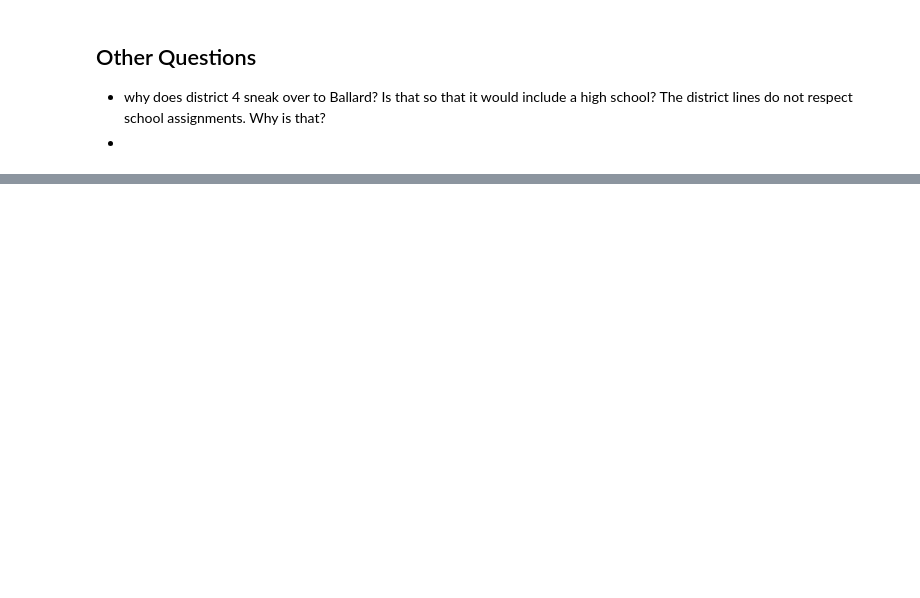
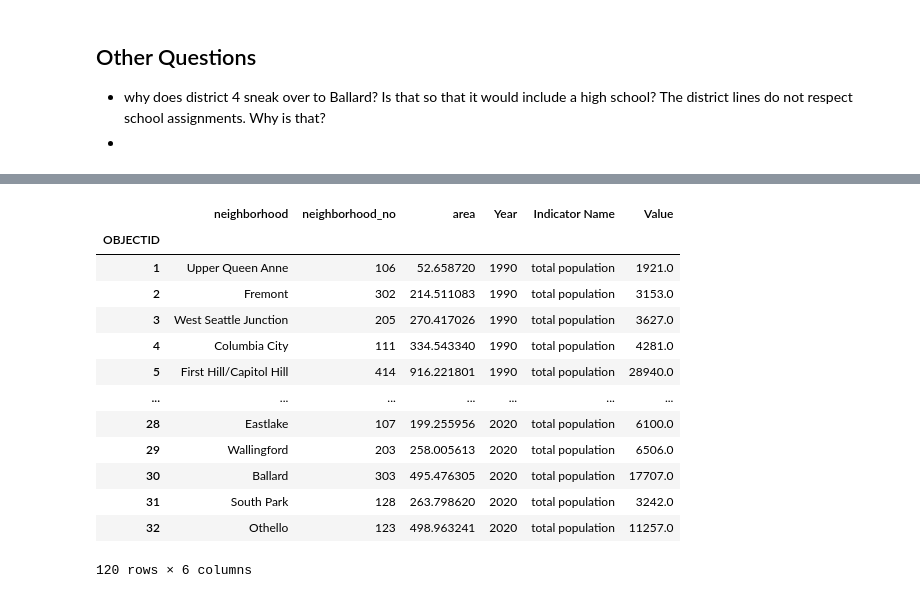
Before and after one commit to lauraminter/seattle-kids, a Jupyter notebook: seattle_kids_01_data_cleaning.ipynb, the cells around one changed output, grey strips where cells are left out. Drawn from its saved outputs; the diff is of its cells as text; code cells hidden in the pictures; blank space fills up the shorter version.

```diff
--- a/seattle_kids_01_data_cleaning.ipynb
+++ b/seattle_kids_01_data_cleaning.ipynb
@@ -648,0 +669,17 @@ combineddf.to_csv('./data/dash-data-combined.csv')
+# %%
+combineddf[combineddf['Indicator Name']=='total population']
+# %% [output]
+|  | neighborhood | neighborhood_no | area | Year | Indicator Name | Value |
+| OBJECTID |  |  |  |  |  |  |
+| 1 | Upper Queen Anne | 106 | 52.658720 | 1990 | total population | 1921.0 |
+| 2 | Fremont | 302 | 214.511083 | 1990 | total population | 3153.0 |
+| 3 | West Seattle Junction | 205 | 270.417026 | 1990 | total population | 3627.0 |
+| 4 | Columbia City | 111 | 334.543340 | 1990 | total population | 4281.0 |
+| 5 | First Hill/Capitol Hill | 414 | 916.221801 | 1990 | total population | 28940.0 |
+| ... | ... | ... | ... | ... | ... | ... |
+| 28 | Eastlake | 107 | 199.255956 | 2020 | total population | 6100.0 |
+| 29 | Wallingford | 203 | 258.005613 | 2020 | total population | 6506.0 |
+| 30 | Ballard | 303 | 495.476305 | 2020 | total population | 17707.0 |
+| 31 | South Park | 128 | 263.798620 | 2020 | total population | 3242.0 |
+| 32 | Othello | 123 | 498.963241 | 2020 | total population | 11257.0 |
+120 rows × 6 columns
```
Also changed, not shown: parts of 10 cells of this notebook, 3 other files.
